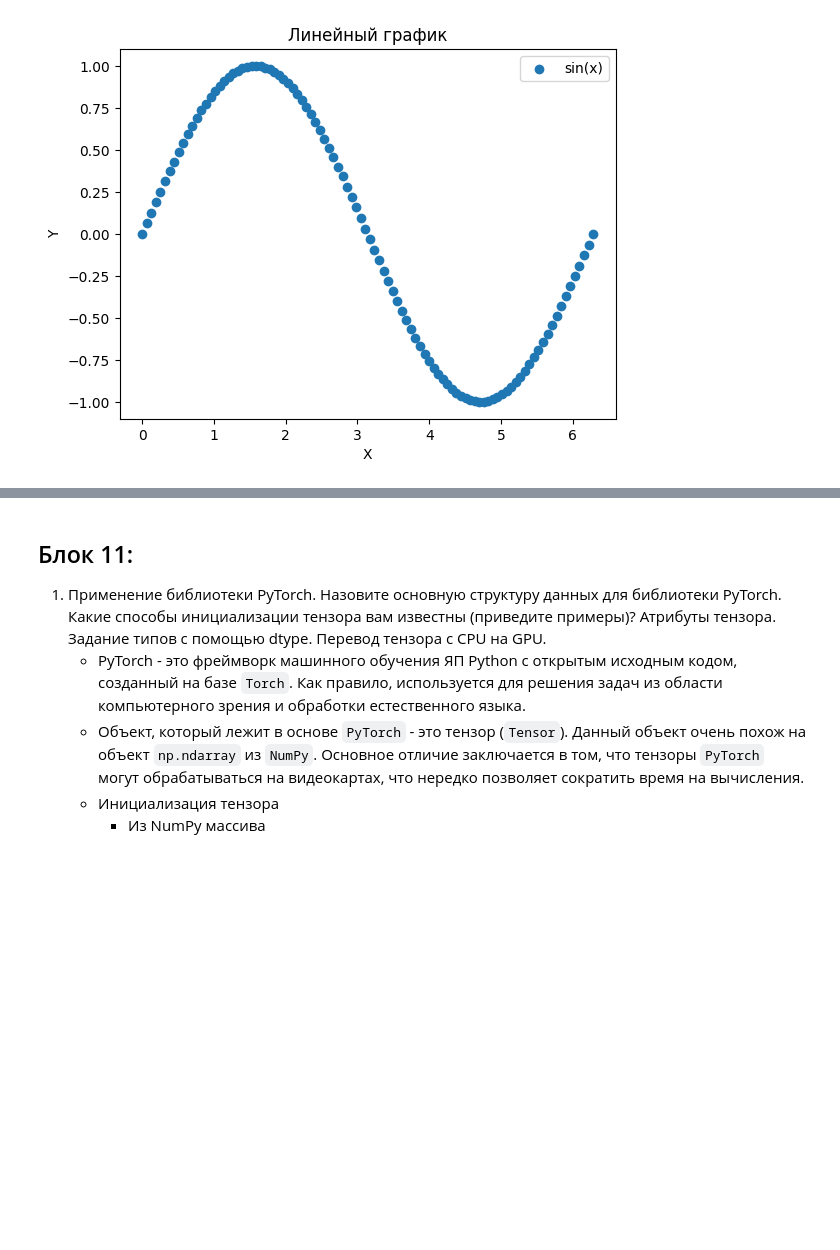
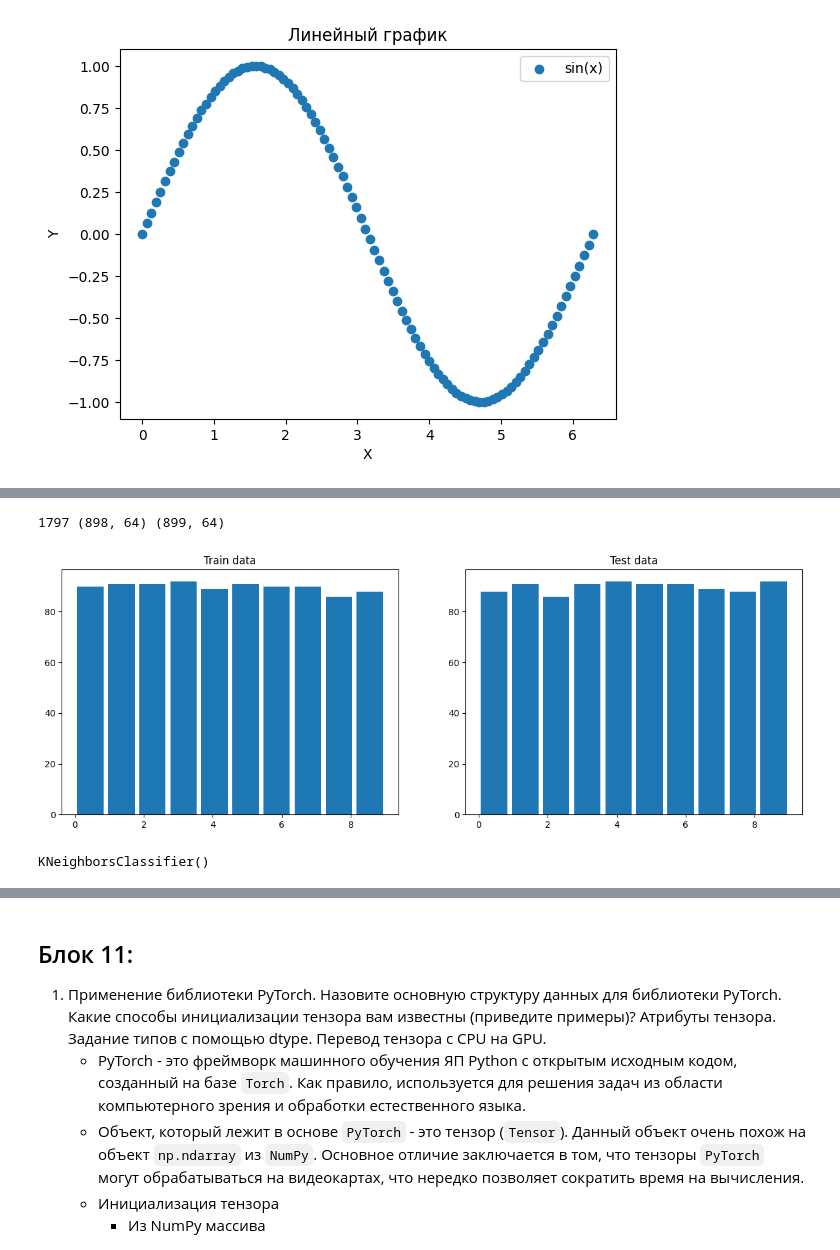
Before and after one commit to Quyntrd/zachet, a Jupyter notebook: zachet.ipynb, the cells around one changed output, grey strips where cells are left out. Saved outputs shown, nothing was run; the diff lists cells and outputs as text; code cells hidden in the pictures; blank space fills up the shorter version.

```diff
--- a/zachet.ipynb
+++ b/zachet.ipynb
@@ -836,0 +1082,6 @@ plt.show()
+# %%
+#Разворачиваем изображения в векторы, чтоб прога могла их понимать
+
+n_samples = len(digits.images)
+data = digits.images.reshape((n_samples, -1))
+data
@@ -836,0 +1101,26 @@ plt.show()
+# %%
+#Разделим исходный набор данных на текстовый и обучающий
+
+x_train, x_test, y_train, y_test = train_test_split(data, digits.target, test_size=0.5, shuffle=False)
+print(n_samples, x_train.shape, x_test.shape)
+# %% [output]
+1797 (898, 64) (899, 64)
+# %%
+#Посмотрим, че получилось при разбивке
+plt.figure(figsize=(15, 5))
+plt.subplot(1, 2, 1)
+plt.title("Train data")
+plt.hist(x=y_train, bins=10, rwidth=0.85)
+plt.subplot(1, 2, 2)
+plt.title("Test data")
+plt.hist(x=y_test, bins=10, rwidth=0.85)
+plt.show()
+# %% [output]
+[figure, added]
+# %%
+#Обучаем классификатор
+
+clf_svm.fit(x_train, y_train)
+clf_knn.fit(x_train, y_train)
+# %% [output]
+KNeighborsClassifier()
```
Also changed, not shown: parts of 32 cells of this notebook.
